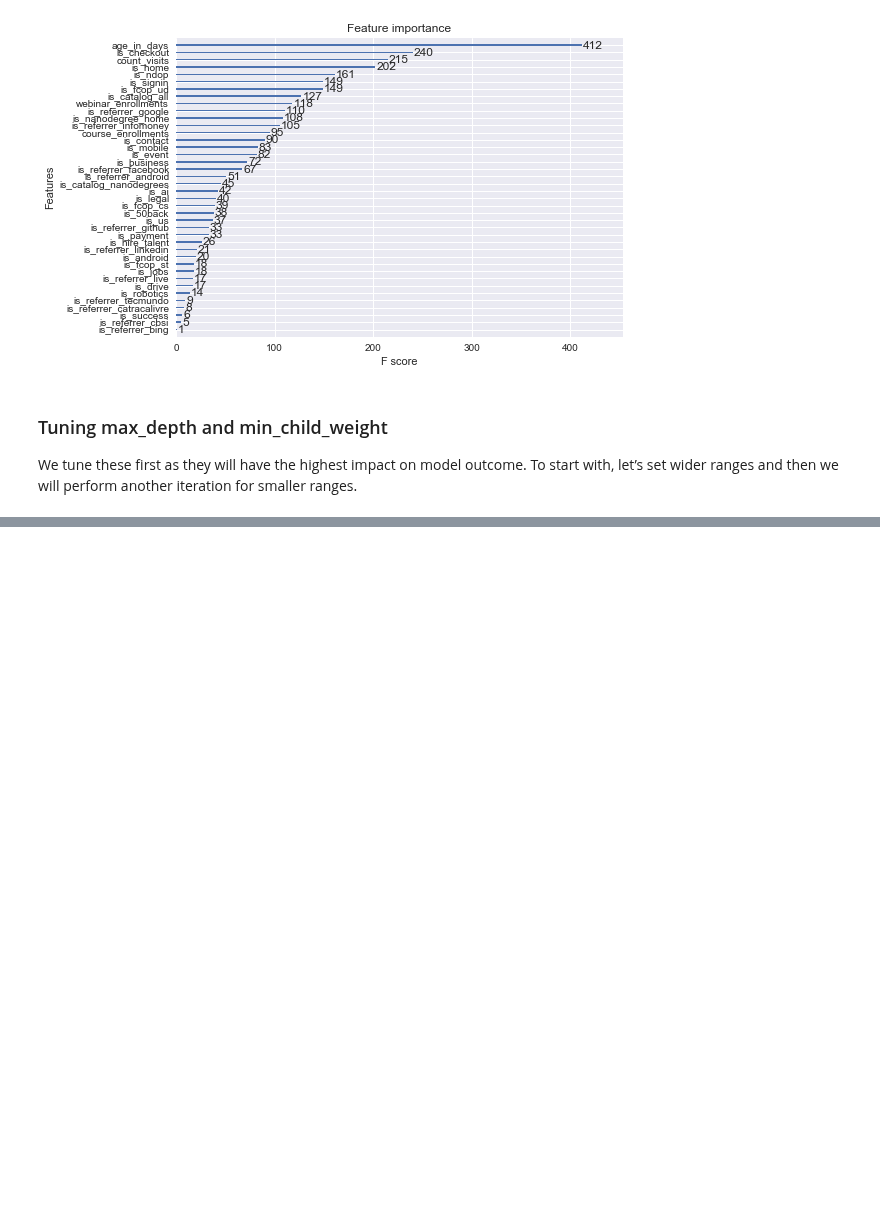
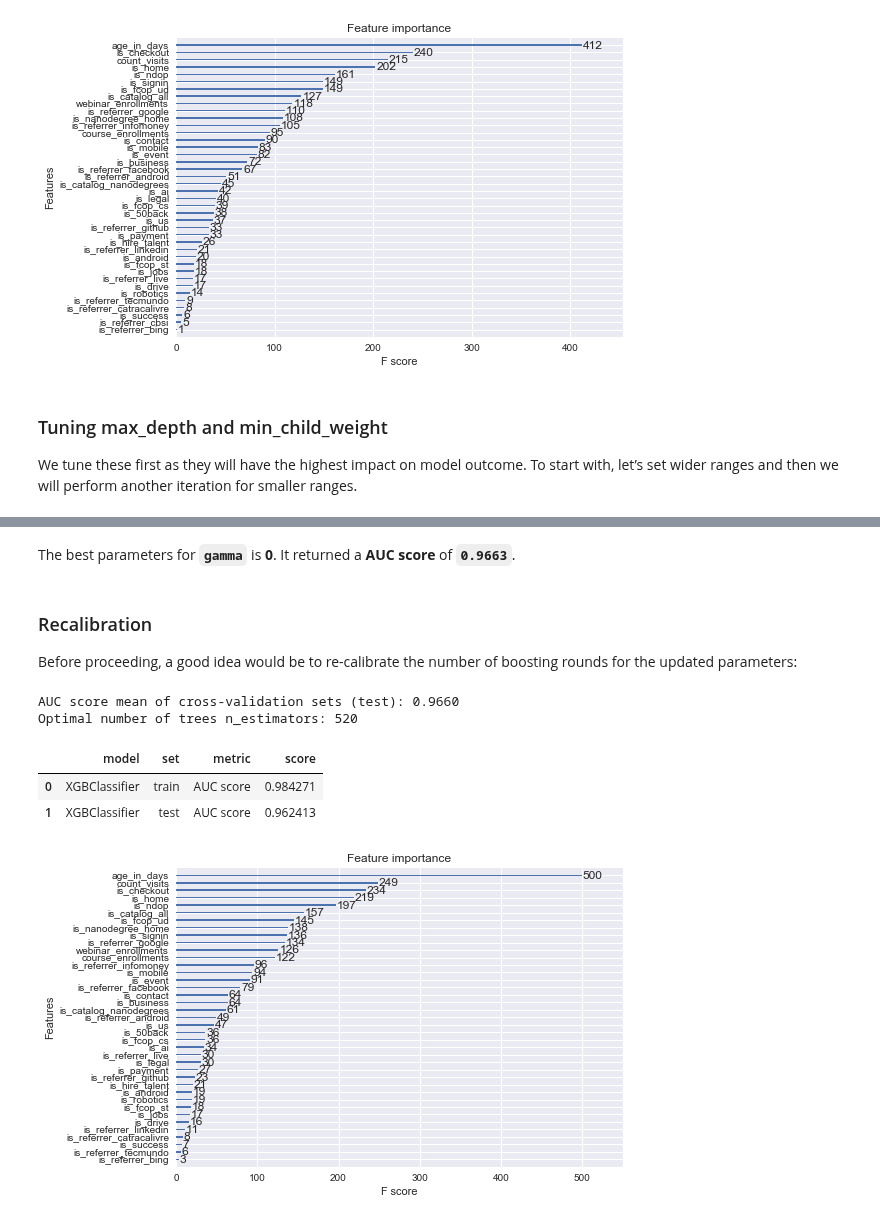
Before and after one commit to CarlosUdacity/nanodegree-projects, a Jupyter notebook: machine-learning/capstone/capstone_final_report.ipynb, the cells around one changed output, grey strips where cells are left out. Cells and saved outputs as stored; diff of their text form; code cells hidden in the pictures; blank space fills up the shorter version.

```diff
--- a/machine-learning/capstone/capstone_final_report.ipynb
+++ b/machine-learning/capstone/capstone_final_report.ipynb
@@ -391,0 +398,29 @@ gsearch1.grid_scores_, gsearch1.best_params_, gsearch1.best_score_
+# %% [markdown]
+The best parameters for **`gamma`** is **0**. It returned a **AUC score** of **`0.9663`**.
+# %% [markdown]
+### Recalibration
+Before proceeding, a good idea would be to re-calibrate the number of boosting rounds for the updated parameters:
+# %%
+model = xgb.XGBClassifier(
+    n_estimators=1000,
+    learning_rate=0.1,
+
+    max_depth=3,
+    min_child_weight=1,
+    gamma=0,
+
+    subsample=0.8,
+    colsample_bytree=0.8,
+    objective= 'binary:logistic',
+    nthread=8,
+    scale_pos_weight=1,
+    seed=27
+)
+modelfit(model, show_feature_importance=True, debug=False)
+# %% [output]
+AUC score mean of cross-validation sets (test): 0.9660
+Optimal number of trees n_estimators: 520
+|  | model | set | metric | score |
+| 0 | XGBClassifier | train | AUC score | 0.984271 |
+| 1 | XGBClassifier | test | AUC score | 0.962413 |
+[figure, added]
```
Also changed, not shown: parts of 32 cells of this notebook.
